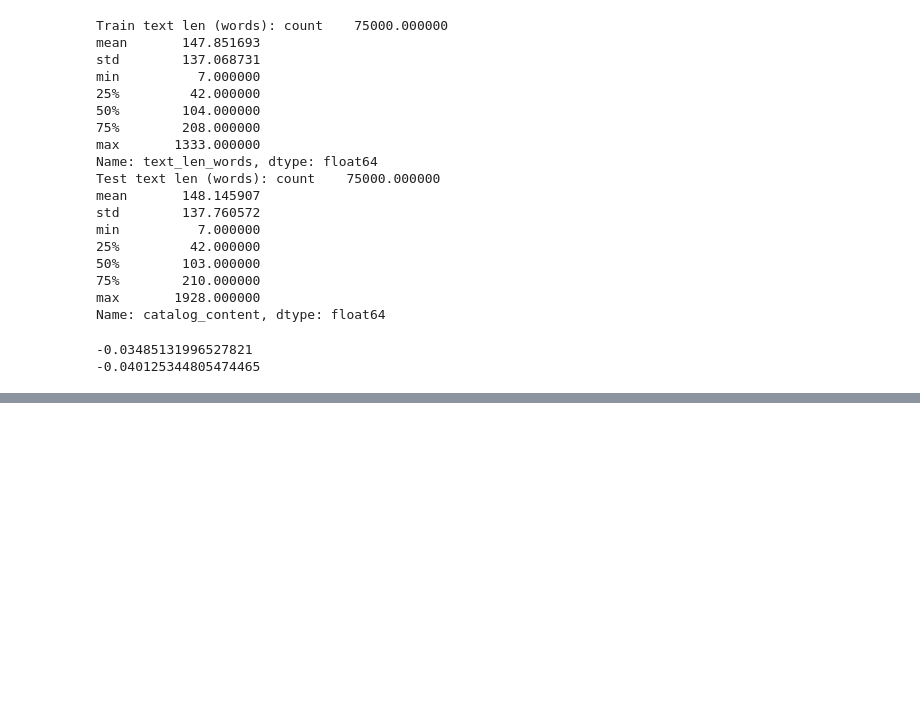
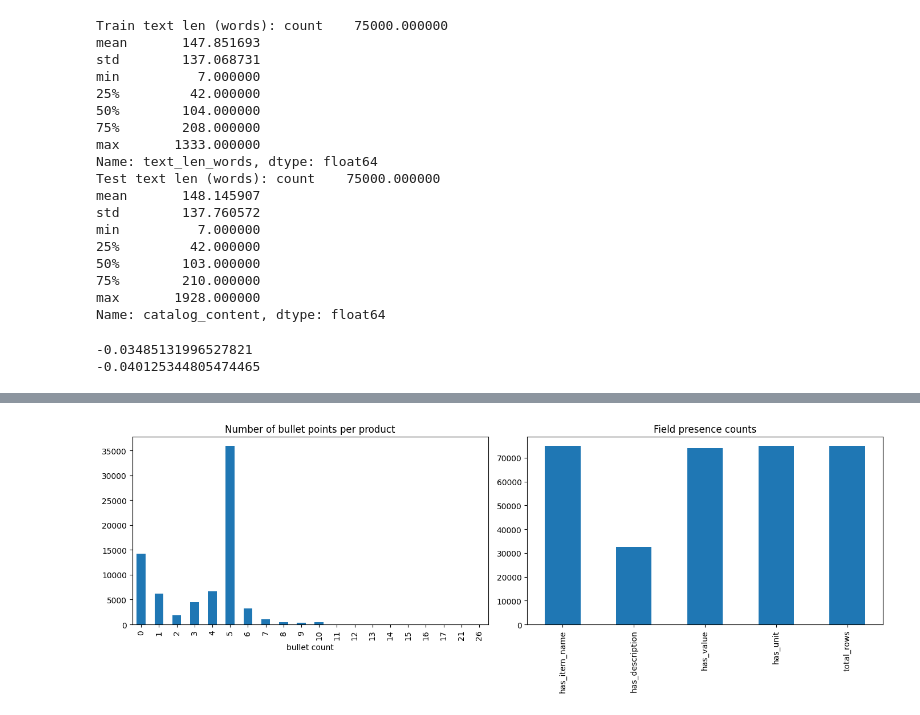
Before and after one commit to Charu-Mittal12/AMAZON-ML-CHALLANGE-2025, a Jupyter notebook: notebooks/01_eda.ipynb, the cells around one changed output, grey strips where cells are left out. Cells and saved outputs as stored; diff of their text form; code cells hidden in the pictures; blank space fills up the shorter version.

```diff
--- a/notebooks/01_eda.ipynb
+++ b/notebooks/01_eda.ipynb
@@ -329,0 +380,25 @@ print(train['image_filesize'].corr(np.log1p(train['price'])))
+# %%
+import matplotlib.pyplot as plt
+
+fig, axes = plt.subplots(1, 2, figsize=(14,5))
+train['num_bullets'].value_counts().sort_index().plot(kind='bar', ax=axes[0])
+axes[0].set_title('Number of bullet points per product')
+axes[0].set_xlabel('bullet count')
+
+has_desc = text.str.contains(r'Product Description:', na=False)
+has_value = text.str.contains(r'Value:\s*[\d.]+', na=False)
+has_unit = text.str.contains(r'Unit:\s*\S+', na=False)
+has_item_name = text.str.contains(r'Item Name:|Item Name \d+:', na=False)
+
+pd.Series({
+    'has_item_name': has_item_name.sum(),
+    'has_description': has_desc.sum(),
+    'has_value': has_value.sum(),
+    'has_unit': has_unit.sum(),
+    'total_rows': len(train)
+}).plot(kind='bar', ax=axes[1])
+axes[1].set_title('Field presence counts')
+plt.tight_layout()
+plt.show()
+# %% [output]
+[figure, added]
```
Also changed, not shown: parts of 11 cells of this notebook.
